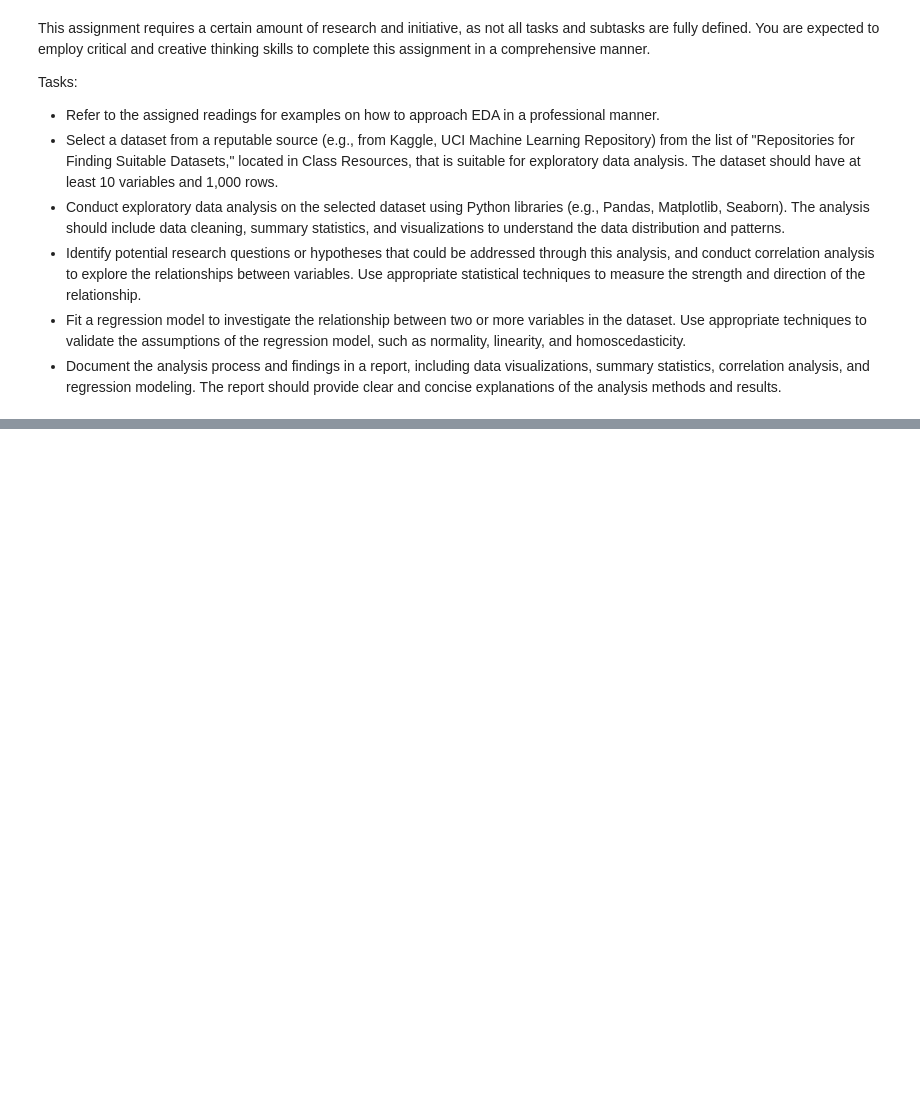
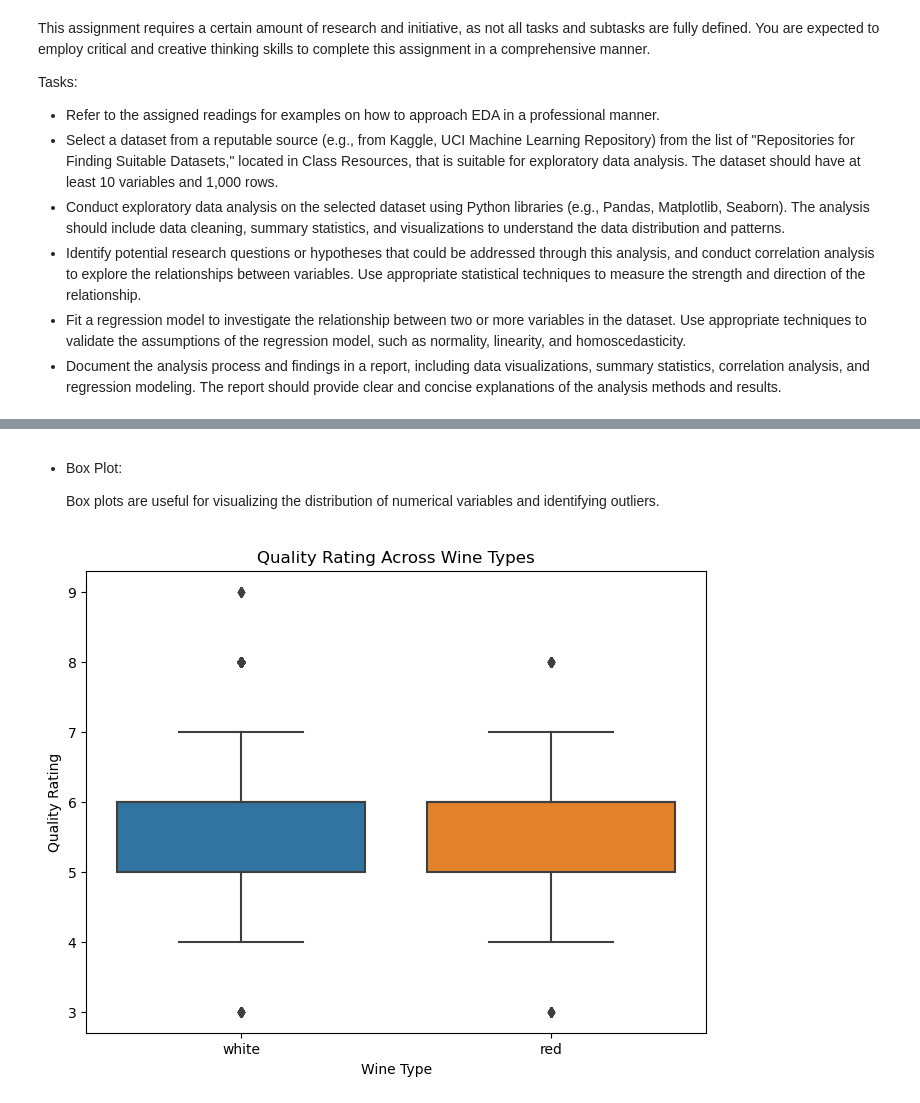
Before and after one commit to ARMAND-cod-eng/Statistical-Modeling, a Jupyter notebook: Statistical Modeling.ipynb, the cells around one changed output, grey strips where cells are left out. Saved outputs shown, nothing was run; the diff lists cells and outputs as text; code cells hidden in the pictures; blank space fills up the shorter version.

```diff
--- a/Statistical Modeling.ipynb
+++ b/Statistical Modeling.ipynb
@@ -13,0 +199,15 @@ Tasks:
+# %% [markdown]
+- Box Plot:
+
+    Box plots are useful for visualizing the distribution of numerical variables and identifying outliers.
+# %%
+#Visualizing the Data
+
+plt.figure(figsize=(8, 6))
+sns.boxplot(x='type', y='quality', data=df)
+plt.title('Quality Rating Across Wine Types')
+plt.xlabel('Wine Type')
+plt.ylabel('Quality Rating')
+plt.show()
+# %% [output]
+[figure, added]
```
Also changed, not shown: parts of 45 cells of this notebook.
